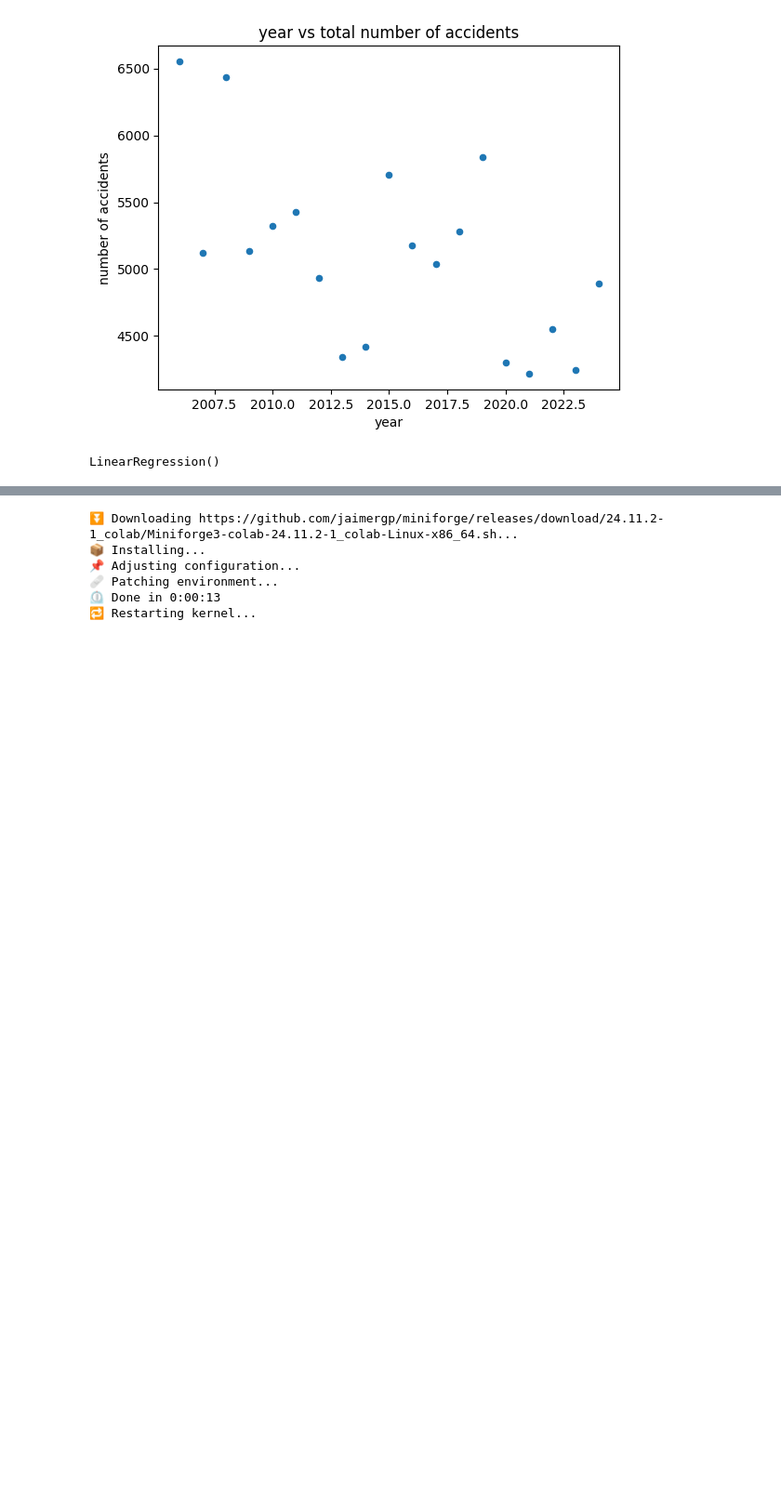
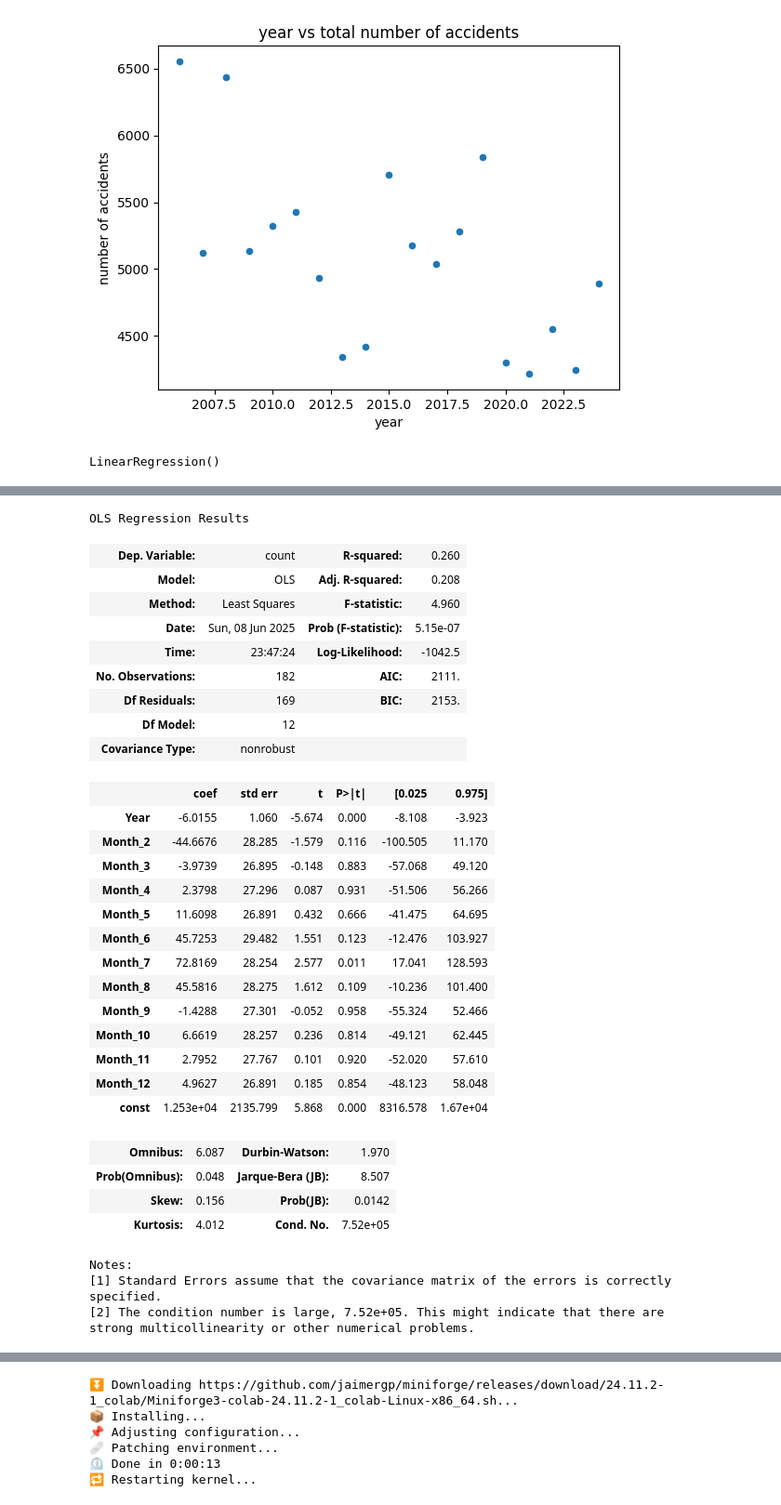
Before and after one commit to terryljh/aviation2, a Jupyter notebook: asrs linear model2.ipynb, the cells around one changed output, grey strips where cells are left out. Shown at 93% size. Cells and saved outputs as stored; diff of their text form; code cells hidden in the pictures; blank space fills up the shorter version.

```diff
--- a/asrs linear model2.ipynb
+++ b/asrs linear model2.ipynb
@@ -542,0 +367,64 @@ strong multicollinearity or other numerical problems.
+# %%
+#model with only months as categorical variables and year as feature shows clear decreasing accident trend over year
+#we use other variables in cells below
+import statsmodels.api as sm
+dfsubset2 = dfsubset[(dfsubset['Date']//100 >= 2006) & (dfsubset['Date']//100 <= 2024)]
+dfsubset2=dfsubset2.copy()
+dfsubset2['Year'] = dfsubset2['Date']//100
+dfsubset2['Month'] = dfsubset2['Date']%100
+
+grouped = dfsubset2.groupby(['Year', 'Month']).size().reset_index(name='count')
+
+grouped['Month'] = grouped['Month'].astype(int)
+
+month_dummies = pd.get_dummies(grouped['Month'], prefix='Month', drop_first=True)
+
+grouped['Year'] = pd.to_numeric(grouped['Year'], errors='coerce')
+
+X = pd.concat([model_df[['Year']].astype(float), month_dummies.astype(float)], axis=1)
+y = model_df['count'].astype(float)
+
+X = X.apply(pd.to_numeric, errors='coerce').dropna()
+y = y.loc[X.index]
+X_train, X_test, y_train, y_test = train_test_split(
+X, y, test_size=0.2, random_state=945)
+#monthmodel = LinearRegression()
+#monthmodel.fit(X_train,y_train)
+
+X_train = sm.add_constant(X_train, prepend=False)
+
+monthmodel2 = sm.OLS(y_train, X_train).fit()
+monthmodel2.summary()
+# %% [output]
+OLS Regression Results
+| Dep. Variable: | count | R-squared: | 0.260 |
+| Model: | OLS | Adj. R-squared: | 0.208 |
+| Method: | Least Squares | F-statistic: | 4.960 |
+| Date: | Sun, 08 Jun 2025 | Prob (F-statistic): | 5.15e-07 |
+| Time: | 23:47:24 | Log-Likelihood: | -1042.5 |
+| No. Observations: | 182 | AIC: | 2111. |
+| Df Residuals: | 169 | BIC: | 2153. |
+| Df Model: | 12 |  |  |
+| Covariance Type: | nonrobust |  |  |
+|  | coef | std err | t | P>|t| | [0.025 | 0.975] |
+| Year | -6.0155 | 1.060 | -5.674 | 0.000 | -8.108 | -3.923 |
+| Month_2 | -44.6676 | 28.285 | -1.579 | 0.116 | -100.505 | 11.170 |
+| Month_3 | -3.9739 | 26.895 | -0.148 | 0.883 | -57.068 | 49.120 |
+| Month_4 | 2.3798 | 27.296 | 0.087 | 0.931 | -51.506 | 56.266 |
+| Month_5 | 11.6098 | 26.891 | 0.432 | 0.666 | -41.475 | 64.695 |
+| Month_6 | 45.7253 | 29.482 | 1.551 | 0.123 | -12.476 | 103.927 |
+| Month_7 | 72.8169 | 28.254 | 2.577 | 0.011 | 17.041 | 128.593 |
+| Month_8 | 45.5816 | 28.275 | 1.612 | 0.109 | -10.236 | 101.400 |
+| Month_9 | -1.4288 | 27.301 | -0.052 | 0.958 | -55.324 | 52.466 |
+| Month_10 | 6.6619 | 28.257 | 0.236 | 0.814 | -49.121 | 62.445 |
+| Month_11 | 2.7952 | 27.767 | 0.101 | 0.920 | -52.020 | 57.610 |
+| Month_12 | 4.9627 | 26.891 | 0.185 | 0.854 | -48.123 | 58.048 |
+| const | 1.253e+04 | 2135.799 | 5.868 | 0.000 | 8316.578 | 1.67e+04 |
+| Omnibus: | 6.087 | Durbin-Watson: | 1.970 |
+| Prob(Omnibus): | 0.048 | Jarque-Bera (JB): | 8.507 |
+| Skew: | 0.156 | Prob(JB): | 0.0142 |
+| Kurtosis: | 4.012 | Cond. No. | 7.52e+05 |
+Notes:
+[1] Standard Errors assume that the covariance matrix of the errors is correctly specified.
+[2] The condition number is large, 7.52e+05. This might indicate that there are
+strong multicollinearity or other numerical problems.
```
Also changed, not shown: parts of 6 cells of this notebook.
